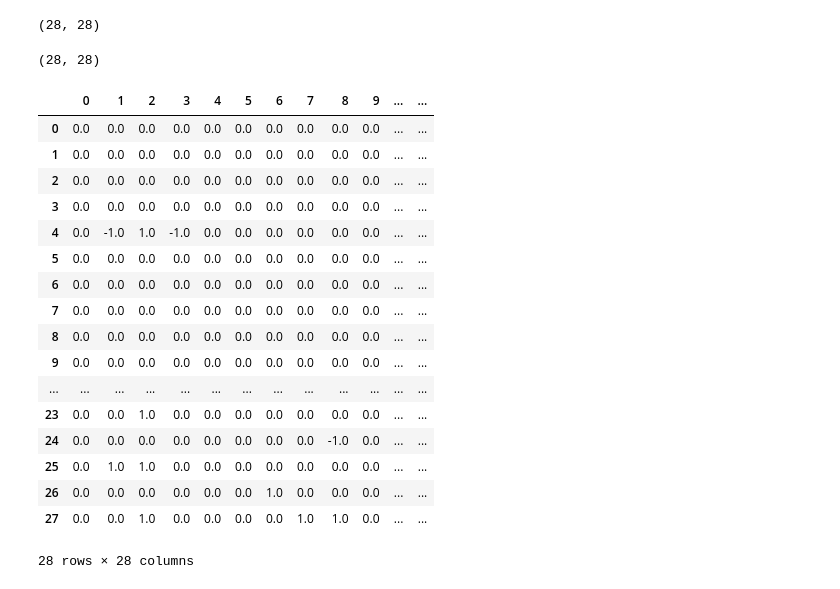
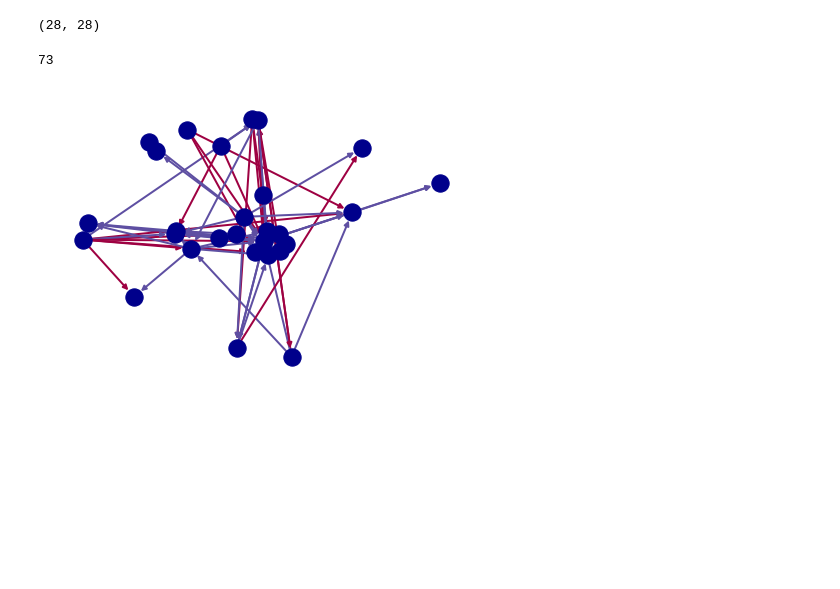
Before and after one commit to stefanhoedl/sna_proj, a Jupyter notebook: notebooks/Structural Balance via Triads.ipynb, the cells around one changed output. Drawn from its saved outputs; the diff is of its cells as text; code cells hidden in the pictures; blank space fills up the shorter version.

Commit message:
code for plotting

```diff
--- a/notebooks/Structural Balance via Triads.ipynb
+++ b/notebooks/Structural Balance via Triads.ipynb
@@ -478,25 +470,0 @@ pd_df = pd.read_csv("../dicts/rel_edges_matrix.csv")
-# %%
-Gmicro_adj.shape
-# %% [output]
-(28, 28)
-# %%
-pd_df
-# %% [output]
-|  | 0 | 1 | 2 | 3 | 4 | 5 | 6 | 7 | 8 | 9 | ... | ... |
-| 0 | 0.0 | 0.0 | 0.0 | 0.0 | 0.0 | 0.0 | 0.0 | 0.0 | 0.0 | 0.0 | ... | ... |
-| 1 | 0.0 | 0.0 | 0.0 | 0.0 | 0.0 | 0.0 | 0.0 | 0.0 | 0.0 | 0.0 | ... | ... |
-| 2 | 0.0 | 0.0 | 0.0 | 0.0 | 0.0 | 0.0 | 0.0 | 0.0 | 0.0 | 0.0 | ... | ... |
-| 3 | 0.0 | 0.0 | 0.0 | 0.0 | 0.0 | 0.0 | 0.0 | 0.0 | 0.0 | 0.0 | ... | ... |
-| 4 | 0.0 | -1.0 | 1.0 | -1.0 | 0.0 | 0.0 | 0.0 | 0.0 | 0.0 | 0.0 | ... | ... |
-| 5 | 0.0 | 0.0 | 0.0 | 0.0 | 0.0 | 0.0 | 0.0 | 0.0 | 0.0 | 0.0 | ... | ... |
-| 6 | 0.0 | 0.0 | 0.0 | 0.0 | 0.0 | 0.0 | 0.0 | 0.0 | 0.0 | 0.0 | ... | ... |
-| 7 | 0.0 | 0.0 | 0.0 | 0.0 | 0.0 | 0.0 | 0.0 | 0.0 | 0.0 | 0.0 | ... | ... |
-| 8 | 0.0 | 0.0 | 0.0 | 0.0 | 0.0 | 0.0 | 0.0 | 0.0 | 0.0 | 0.0 | ... | ... |
-| 9 | 0.0 | 0.0 | 0.0 | 0.0 | 0.0 | 0.0 | 0.0 | 0.0 | 0.0 | 0.0 | ... | ... |
-| ... | ... | ... | ... | ... | ... | ... | ... | ... | ... | ... | ... | ... |
-| 23 | 0.0 | 0.0 | 1.0 | 0.0 | 0.0 | 0.0 | 0.0 | 0.0 | 0.0 | 0.0 | ... | ... |
-| 24 | 0.0 | 0.0 | 0.0 | 0.0 | 0.0 | 0.0 | 0.0 | 0.0 | -1.0 | 0.0 | ... | ... |
-| 25 | 0.0 | 1.0 | 1.0 | 0.0 | 0.0 | 0.0 | 0.0 | 0.0 | 0.0 | 0.0 | ... | ... |
-| 26 | 0.0 | 0.0 | 0.0 | 0.0 | 0.0 | 0.0 | 1.0 | 0.0 | 0.0 | 0.0 | ... | ... |
-| 27 | 0.0 | 0.0 | 1.0 | 0.0 | 0.0 | 0.0 | 0.0 | 1.0 | 1.0 | 0.0 | ... | ... |
-28 rows × 28 columns
@@ -502,0 +475,9 @@ pd_df
+# %%
+len(Gmicro.edges)
+# %% [output]
+73
+# %%
+edges,weights = zip(*nx.get_edge_attributes(Gmicro,'weight').items())
+nx.draw(Gmicro,  node_color='darkblue', edgelist=edges, edge_color=weights, width=2.0, edge_cmap=plt.cm.Spectral)
+# %% [output]
+[figure, added]
```
Also changed, not shown: parts of 3 cells of this notebook, 1 other file.
